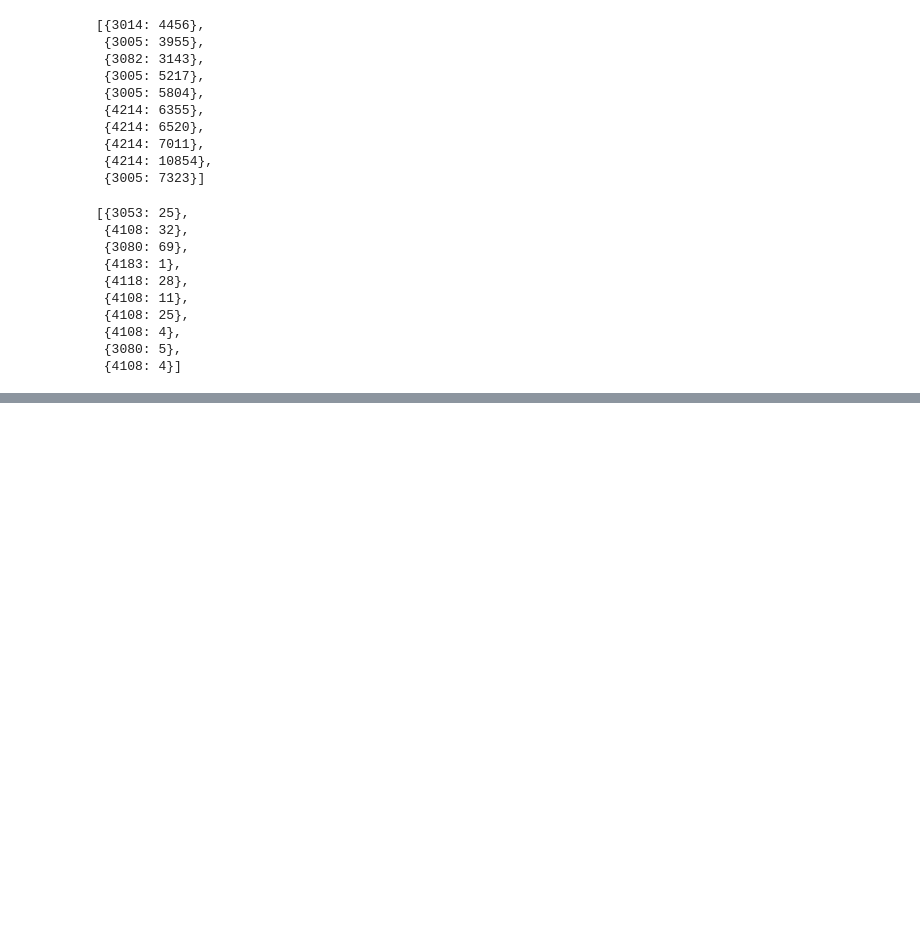
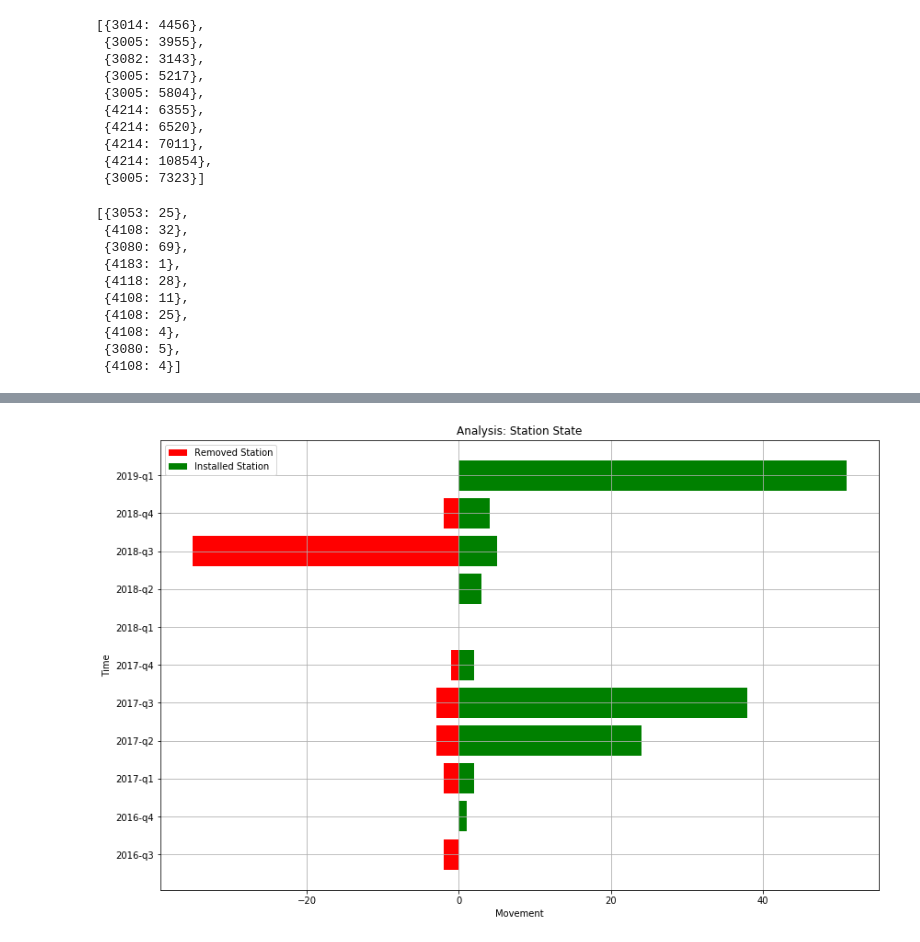
Before and after one commit to usc-hackerton/Metro-Bike, a Jupyter notebook: jhwoo/CheckUtilizeStation.ipynb, the cells around one changed output, grey strips where cells are left out. Drawn from its saved outputs; the diff is of its cells as text; code cells hidden in the pictures; blank space fills up the shorter version.

```diff
--- a/jhwoo/CheckUtilizeStation.ipynb
+++ b/jhwoo/CheckUtilizeStation.ipynb
@@ -219,0 +240,12 @@ len(average)
+# %%
+plt.figure(figsize=(14, 9))
+plt.barh(yr[:-1], e_y, color='r', label='Removed Station')
+plt.barh(yr[1:], i_y, color='g', label='Installed Station')
+plt.ylabel('Time')
+plt.xlabel('Movement')
+plt.title("Analysis: Station State")
+plt.legend()
+plt.grid()
+plt.show()
+# %% [output]
+[figure, added]
```
Also changed, not shown: parts of 7 cells of this notebook.
